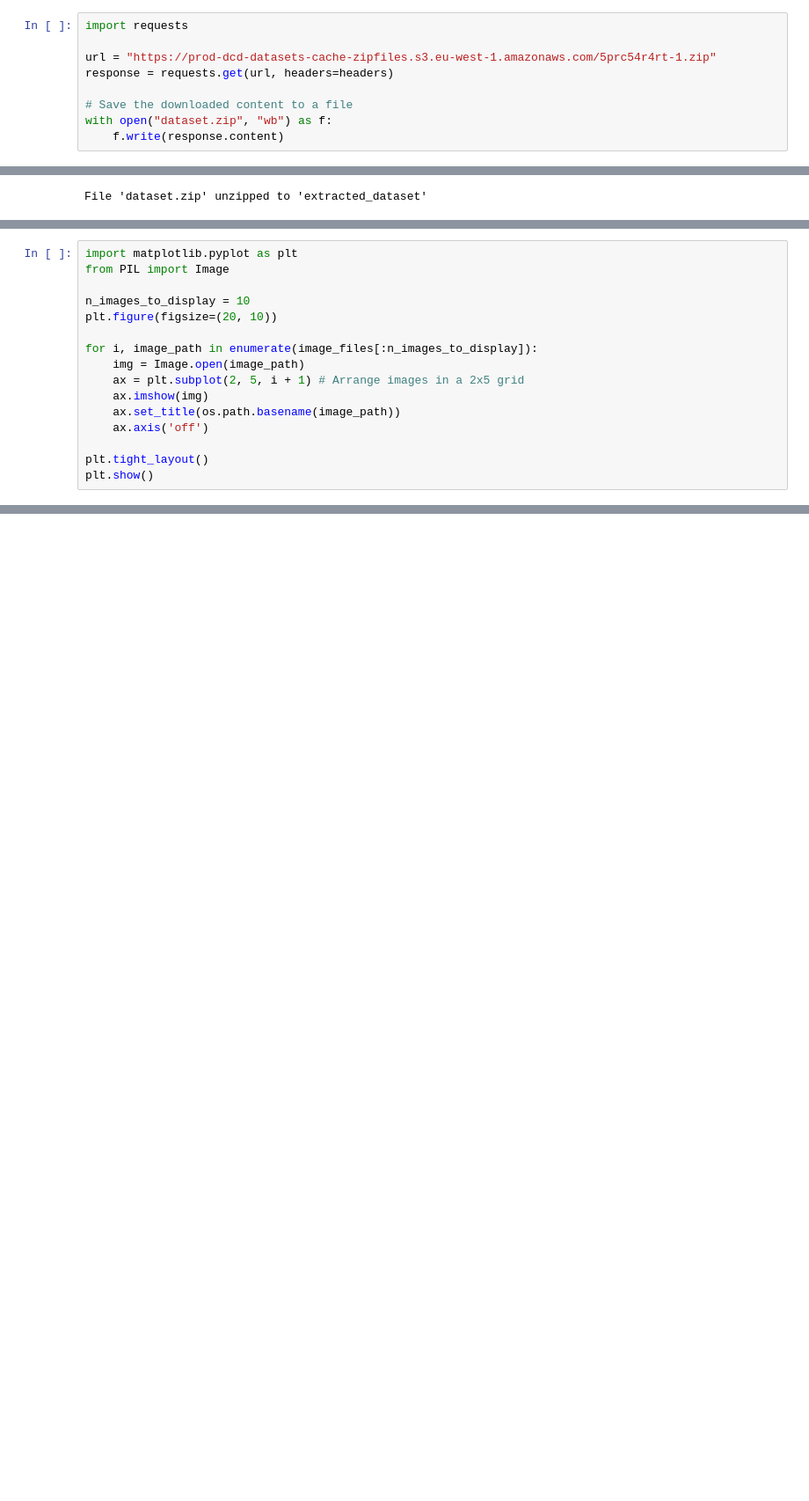
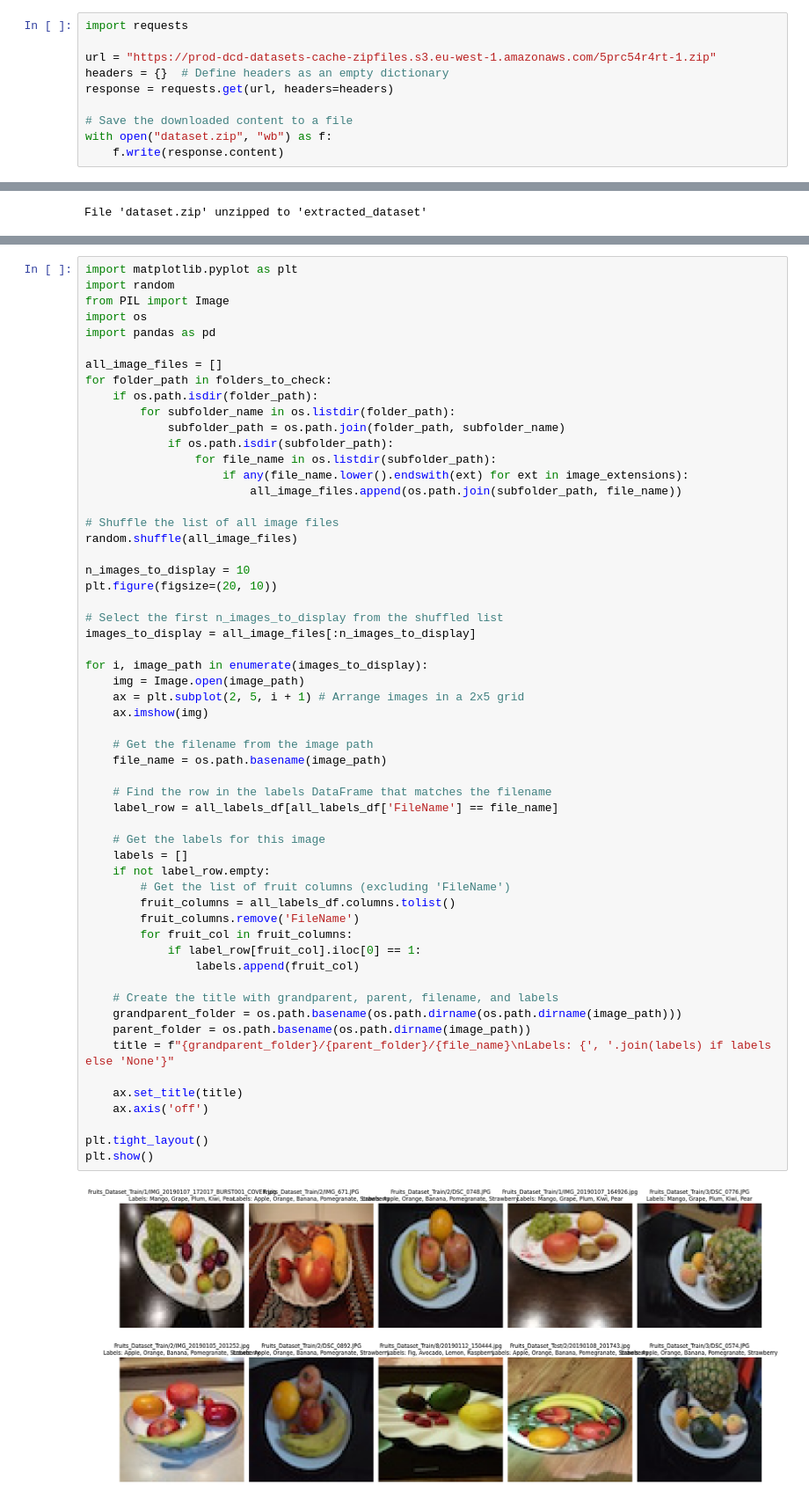
Before and after one commit to Cado87/Fruit-classification, a Jupyter notebook: Fruit_classifier_dataset_DeepFruit.ipynb, the cells around one changed output, grey strips where cells are left out. Shown at 88% size. Cells and saved outputs as stored; diff of their text form; blank space fills up the shorter version.

Commit message:
Fruit classifier DeepFruit v1.1

```diff
--- a/Fruit_classifier_dataset_DeepFruit.ipynb
+++ b/Fruit_classifier_dataset_DeepFruit.ipynb
@@ -4,6 +6,7 @@
 import requests
 
 url = "https://prod-dcd-datasets-cache-zipfiles.s3.eu-west-1.amazonaws.com/5prc54r4rt-1.zip"
+headers = {}  # Define headers as an empty dictionary
 response = requests.get(url, headers=headers)
 
 # Save the downloaded content to a file
@@ -111,16 +36,0 @@ Load and display a selection of the image files using matplotlib and PIL.
-# %%
-import matplotlib.pyplot as plt
-from PIL import Image
-
-n_images_to_display = 10
-plt.figure(figsize=(20, 10))
-
-for i, image_path in enumerate(image_files[:n_images_to_display]):
-    img = Image.open(image_path)
-    ax = plt.subplot(2, 5, i + 1) # Arrange images in a 2x5 grid
-    ax.imshow(img)
-    ax.set_title(os.path.basename(image_path))
-    ax.axis('off')
-
-plt.tight_layout()
-plt.show()
@@ -140,0 +136,59 @@ plt.show()
+# %%
+import matplotlib.pyplot as plt
+import random
+from PIL import Image
+import os
+import pandas as pd
+
+all_image_files = []
+for folder_path in folders_to_check:
+    if os.path.isdir(folder_path):
+        for subfolder_name in os.listdir(folder_path):
+            subfolder_path = os.path.join(folder_path, subfolder_name)
+            if os.path.isdir(subfolder_path):
+                for file_name in os.listdir(subfolder_path):
+                    if any(file_name.lower().endswith(ext) for ext in image_extensions):
+                        all_image_files.append(os.path.join(subfolder_path, file_name))
+
+# Shuffle the list of all image files
+random.shuffle(all_image_files)
+
+n_images_to_display = 10
+plt.figure(figsize=(20, 10))
+
+# Select the first n_images_to_display from the shuffled list
+images_to_display = all_image_files[:n_images_to_display]
+
+for i, image_path in enumerate(images_to_display):
+    img = Image.open(image_path)
+    ax = plt.subplot(2, 5, i + 1) # Arrange images in a 2x5 grid
+    ax.imshow(img)
+
+    # Get the filename from the image path
+    file_name = os.path.basename(image_path)
+
+    # Find the row in the labels DataFrame that matches the filename
+    label_row = all_labels_df[all_labels_df['FileName'] == file_name]
+
+    # Get the labels for this image
+    labels = []
+    if not label_row.empty:
+        # Get the list of fruit columns (excluding 'FileName')
+        fruit_columns = all_labels_df.columns.tolist()
+        fruit_columns.remove('FileName')
+        for fruit_col in fruit_columns:
+            if label_row[fruit_col].iloc[0] == 1:
+                labels.append(fruit_col)
+
+    # Create the title with grandparent, parent, filename, and labels
+    grandparent_folder = os.path.basename(os.path.dirname(os.path.dirname(image_path)))
+    parent_folder = os.path.basename(os.path.dirname(image_path))
+    title = f"{grandparent_folder}/{parent_folder}/{file_name}\nLabels: {', '.join(labels) if labels else 'None'}"
+
+    ax.set_title(title)
+    ax.axis('off')
+
+plt.tight_layout()
+plt.show()
+# %% [output]
+[figure, added]
```
Also changed, not shown: parts of 22 cells of this notebook.
